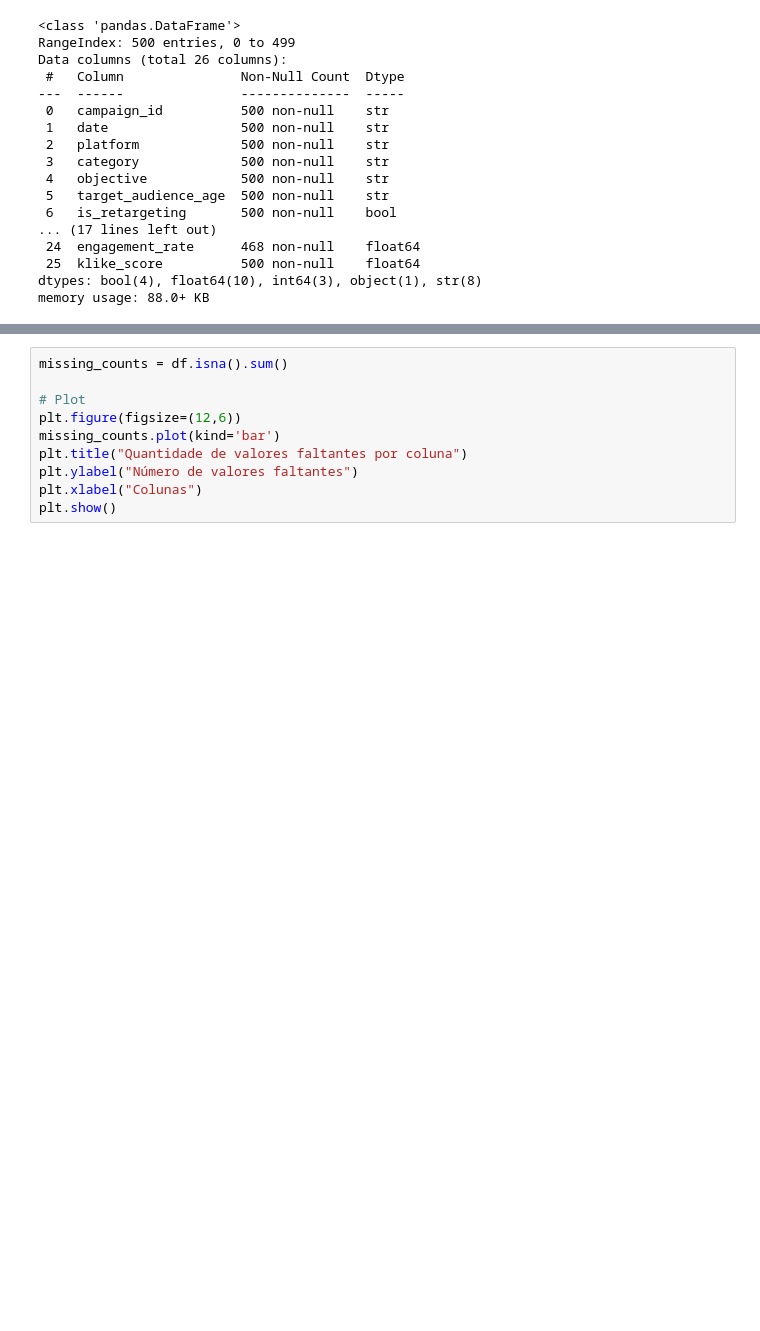
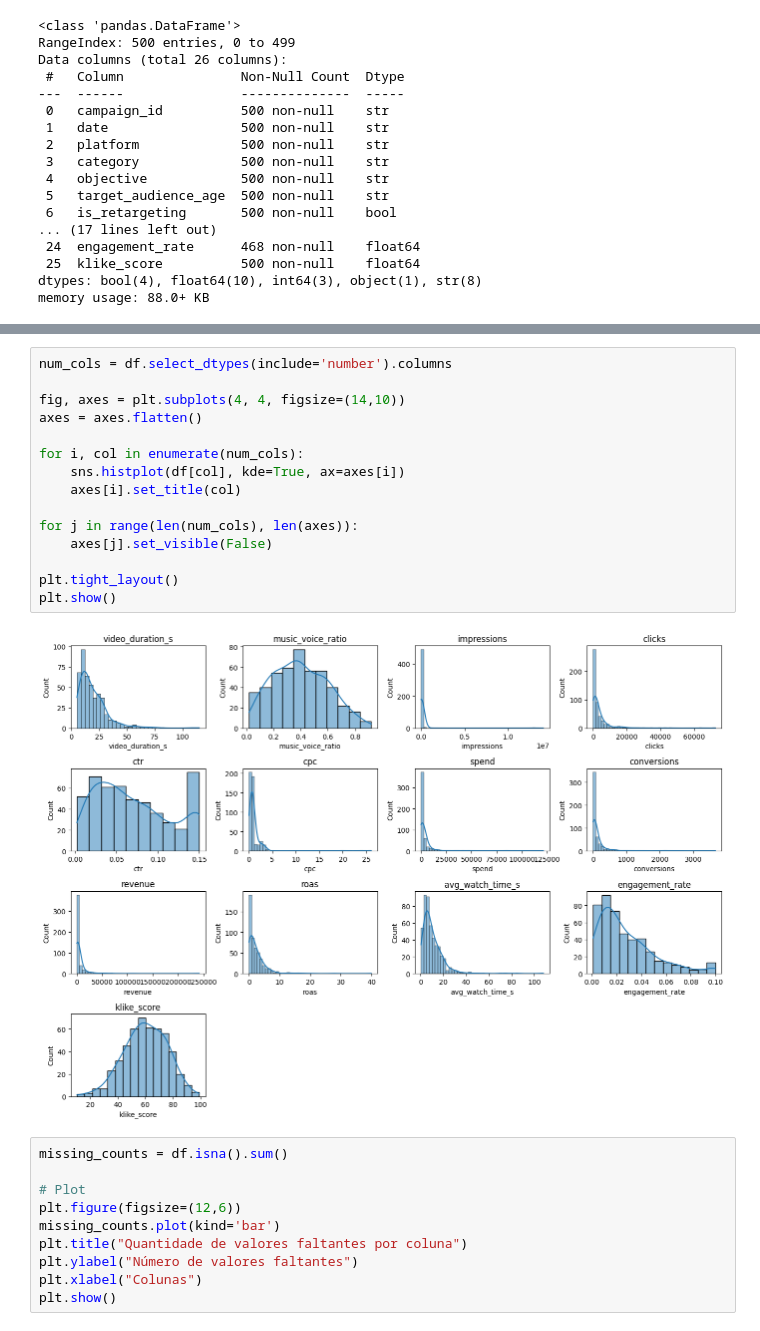
Before and after one commit to MathyLima/video-ad-scorer, a Jupyter notebook: 01_eda.ipynb, the cells around one changed output, grey strips where cells are left out. Cells and saved outputs as stored; diff of their text form; blank space fills up the shorter version.

```diff
--- a/01_eda.ipynb
+++ b/01_eda.ipynb
@@ -39,6 +39,23 @@ df.describe()
 | 50% | 16.000000 | 0.385000 | 2.324100e+04 | 1351.000000 | 0.062750 | 0.710000 | 1031.000000 | 34.5000 | ... |
 | 75% | 25.000000 | 0.550000 | 5.517275e+04 | 3583.250000 | 0.104800 | 1.020000 | 2867.952500 | 111.0000 | ... |
 | max | 115.000000 | 0.920000 | 1.405276e+07 | 72545.000000 | 0.150000 | 26.050000 | 121226.100000 | 3666.0000 | ... |
+# %%
+num_cols = df.select_dtypes(include='number').columns
+
+fig, axes = plt.subplots(4, 4, figsize=(14,10))
+axes = axes.flatten()
+
+for i, col in enumerate(num_cols):
+    sns.histplot(df[col], kde=True, ax=axes[i])
+    axes[i].set_title(col)
+
+for j in range(len(num_cols), len(axes)):
+    axes[j].set_visible(False)
+
+plt.tight_layout()
+plt.show()
+# %% [output]
+[figure, added]
 # %%
 missing_counts = df.isna().sum()
 
```
Also changed, not shown: parts of 30 cells of this notebook, 12 other files.
